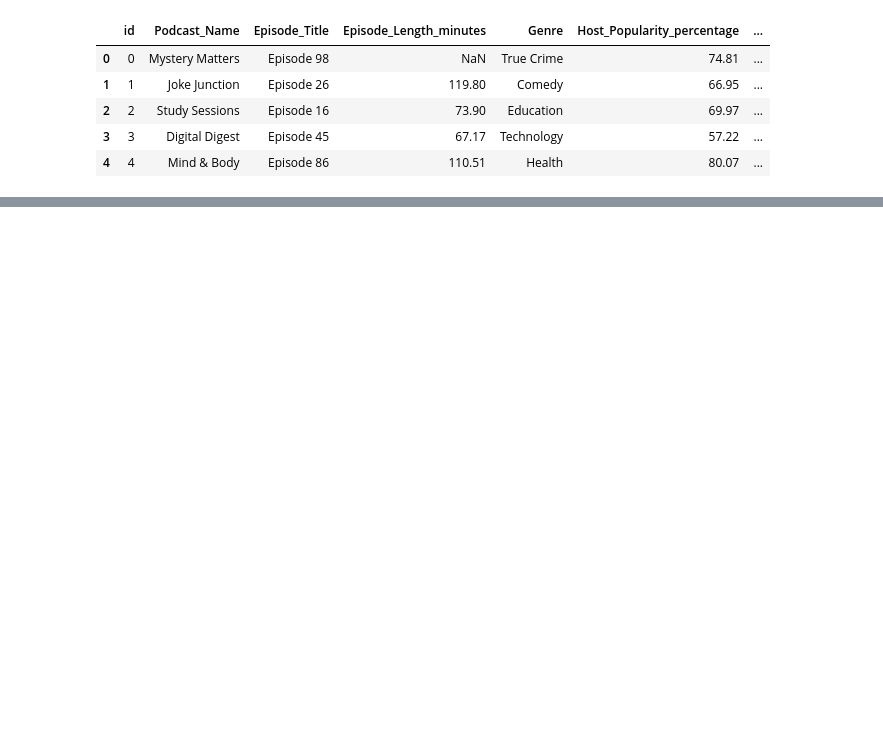
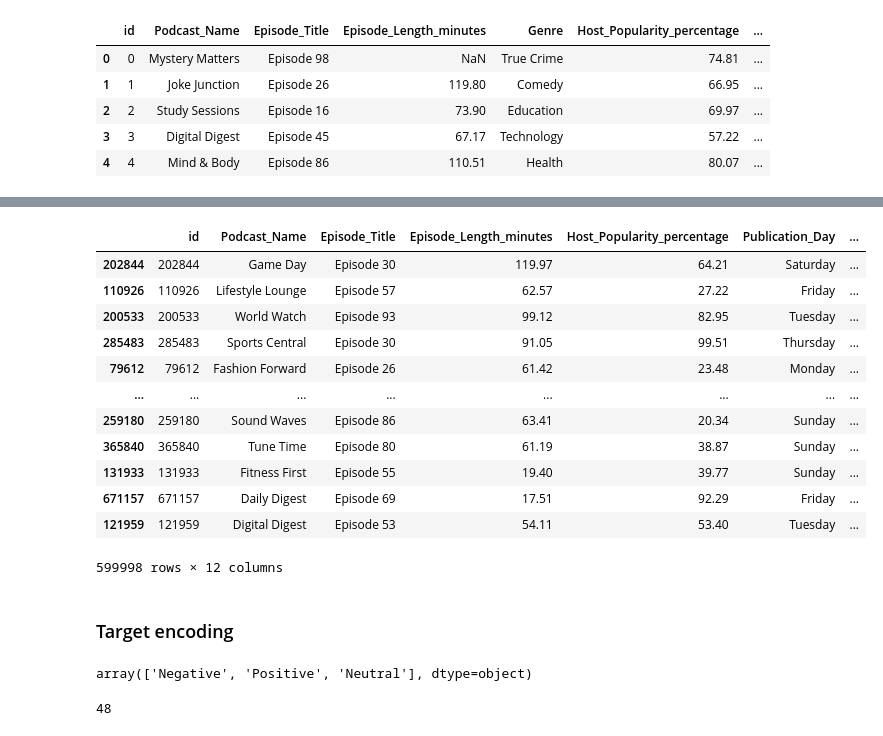
Before and after one commit to Alphalejo/Predict-Podcast-Listening-Time, a Jupyter notebook: EDA.ipynb, the cells around one changed output, grey strips where cells are left out. Drawn from its saved outputs; the diff is of its cells as text; code cells hidden in the pictures; blank space fills up the shorter version.

```diff
--- a/EDA.ipynb
+++ b/EDA.ipynb
@@ -12,0 +177,10 @@ df.head()
+# %%
+# Create a new column 'Guest_Popularity_missing' that indicates whether the 'Guest_Popularity_percentage' column has missing values (1 for missing, 0 otherwise)
+df['Guest_Popularity_missing'] = df['Guest_Popularity_percentage'].isna().astype(int)
+
+# Group the data by the 'Genre' column and fill missing values in 'Guest_Popularity_percentage' with the median of the respective group
+df["Guest_Popularity_percentage"] = df.groupby("Genre")["Guest_Popularity_percentage"].transform(lambda x: x.fillna(x.median()))
+# %%
+# Remove one row that has a null value on number of adds
+df = df.dropna()
+df.shape
@@ -12,0 +208,34 @@ df.head()
+# %%
+X = df.drop(columns="Listening_Time_minutes")
+y = df["Listening_Time_minutes"]
+
+X_train, X_test, y_train, y_test = train_test_split(
+    X, y, test_size=0.2, random_state=42
+)
+# %%
+
+genre_target_mean = X_train.join(y_train).groupby("Genre")["Listening_Time_minutes"].mean()
+
+
+X_train["Genre_encoded"] = X_train["Genre"].map(genre_target_mean)
+X_test["Genre_encoded"] = X_test["Genre"].map(genre_target_mean)
+
+global_mean = y_train.mean()
+# %%
+X_train.drop(columns="Genre")
+# %% [output]
+|  | id | Podcast_Name | Episode_Title | Episode_Length_minutes | Host_Popularity_percentage | Publication_Day | ... |
+| 202844 | 202844 | Game Day | Episode 30 | 119.97 | 64.21 | Saturday | ... |
+| 110926 | 110926 | Lifestyle Lounge | Episode 57 | 62.57 | 27.22 | Friday | ... |
+| 200533 | 200533 | World Watch | Episode 93 | 99.12 | 82.95 | Tuesday | ... |
+| 285483 | 285483 | Sports Central | Episode 30 | 91.05 | 99.51 | Thursday | ... |
+| 79612 | 79612 | Fashion Forward | Episode 26 | 61.42 | 23.48 | Monday | ... |
+| ... | ... | ... | ... | ... | ... | ... | ... |
+| 259180 | 259180 | Sound Waves | Episode 86 | 63.41 | 20.34 | Sunday | ... |
+| 365840 | 365840 | Tune Time | Episode 80 | 61.19 | 38.87 | Sunday | ... |
+| 131933 | 131933 | Fitness First | Episode 55 | 19.40 | 39.77 | Sunday | ... |
+| 671157 | 671157 | Daily Digest | Episode 69 | 17.51 | 92.29 | Friday | ... |
+| 121959 | 121959 | Digital Digest | Episode 53 | 54.11 | 53.40 | Tuesday | ... |
+599998 rows × 12 columns
+# %% [markdown]
+### Target encoding
@@ -12,0 +264,4 @@ df.head()
+# %%
+encoded_df.Episode_Sentiment.unique()
+# %% [output]
+array(['Negative', 'Positive', 'Neutral'], dtype=object)
@@ -12,0 +276,4 @@ df.head()
+# %%
+len(encoded_df.Podcast_Name.unique())
+# %% [output]
+48
```
Also changed, not shown: parts of 26 cells of this notebook, 33 other files.
